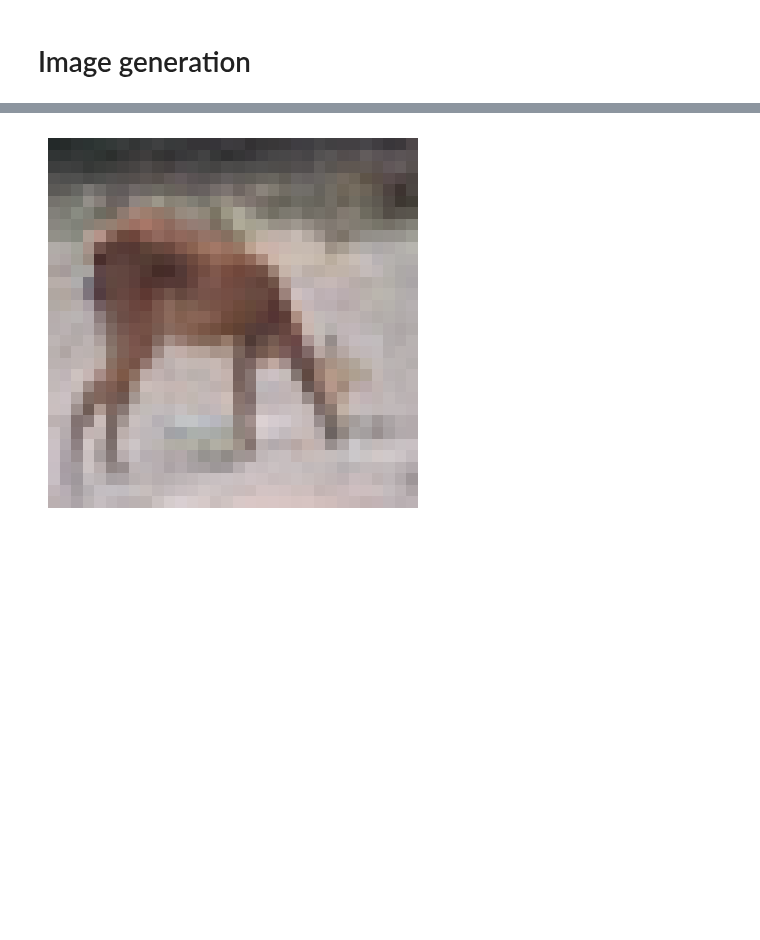
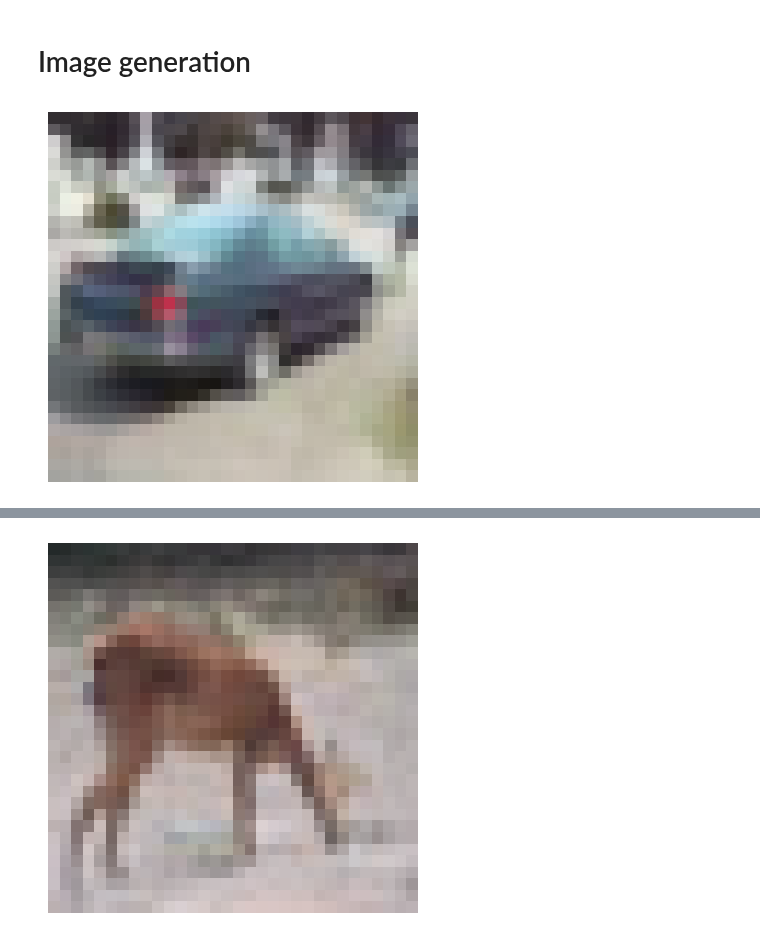
Before and after one commit to lacykaltgr/continual-learning-ait, a Jupyter notebook: main.ipynb, the cells around one changed output, grey strips where cells are left out. Cells and saved outputs as stored; diff of their text form; code cells hidden in the pictures; blank space fills up the shorter version.

```diff
--- a/main.ipynb
+++ b/main.ipynb
@@ -478,3 +489,7 @@ def disp(image):
     plt.imshow(image.astype(np.uint8))
     plt.axis('off')
     plt.show()
+# %%
+disp(samples.numpy()[5])
+# %% [output]
+[figure, added]
```
Also changed, not shown: parts of 11 cells of this notebook.
